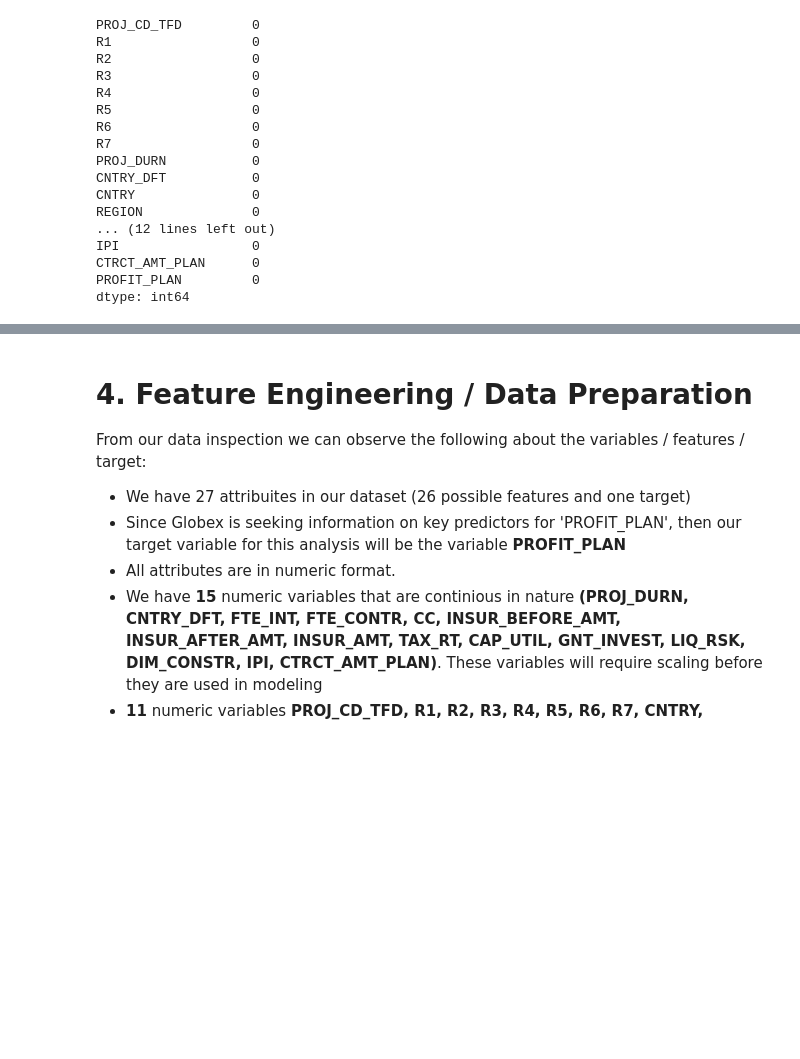
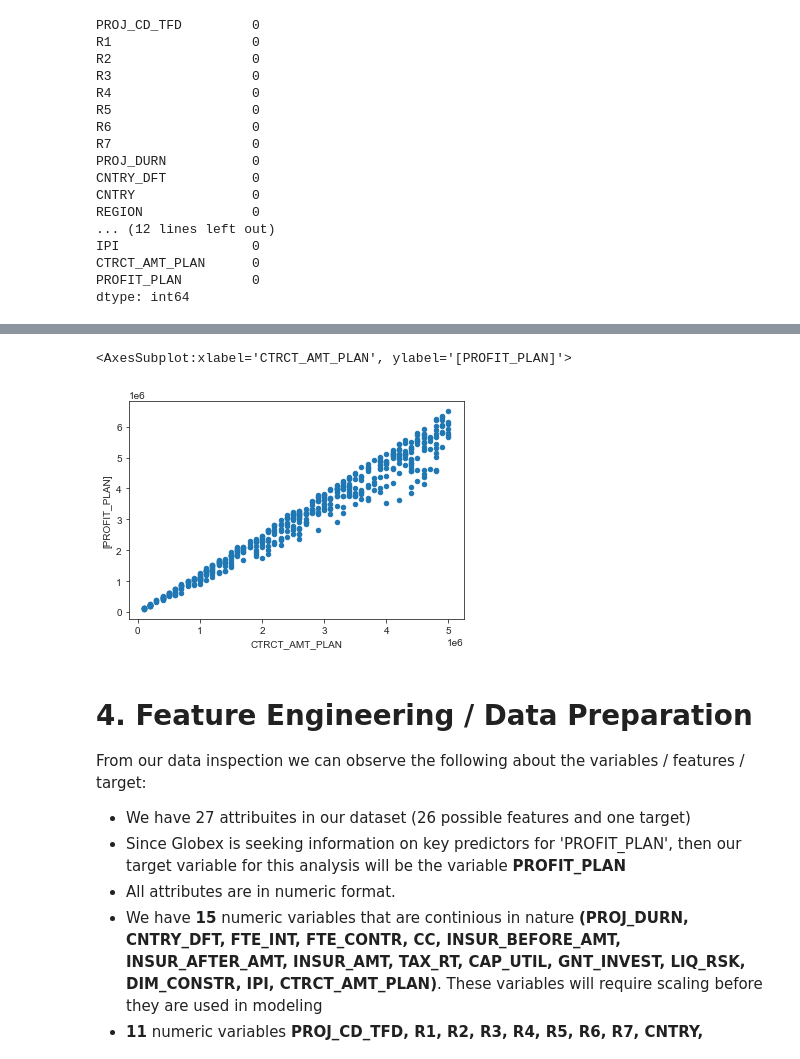
Before and after one commit to walidsi/data-science-bootcamp, a Jupyter notebook: Globex case.ipynb, the cells around one changed output, grey strips where cells are left out. Saved outputs shown, nothing was run; the diff lists cells and outputs as text; code cells hidden in the pictures; blank space fills up the shorter version.

```diff
--- a/Globex case.ipynb
+++ b/Globex case.ipynb
@@ -121,7 +129,10 @@ globex_df.describe() # view statisical measures of variables
 | 75% | 7.000000 | 1.000000 | 2.000000 | 3.000000 | 4.000000 | 4.000000 | 8.000000 | 8.000000 | 275.000000 | 0.125000 | ... |
 | max | 9.000000 | 1.000000 | 2.000000 | 3.000000 | 4.000000 | 5.000000 | 10.000000 | 10.000000 | 366.000000 | 0.224000 | ... |
 # %%
-globex_df['PROFIT_PLAN'].plot(kind='scatter', x='CTRCT_AMT_PLAN')
+globex_df.plot(kind='scatter', x='CTRCT_AMT_PLAN', y=['PROFIT_PLAN'])
+# %% [output]
+<AxesSubplot:xlabel='CTRCT_AMT_PLAN', ylabel='[PROFIT_PLAN]'>
+[figure, added]
 # %% [markdown]
 # 4. Feature Engineering / Data Preparation
 From our data inspection we can observe the following about the variables / features / target:
```
Also changed, not shown: parts of 10 cells of this notebook.
